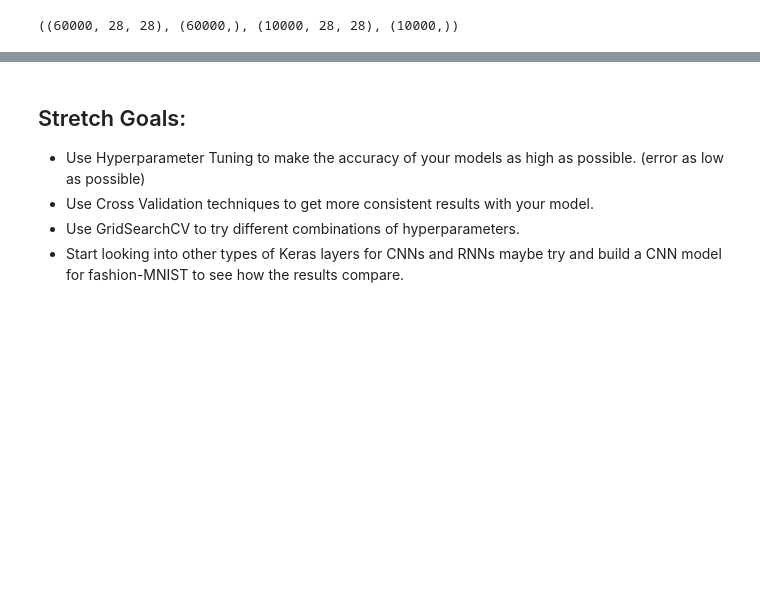
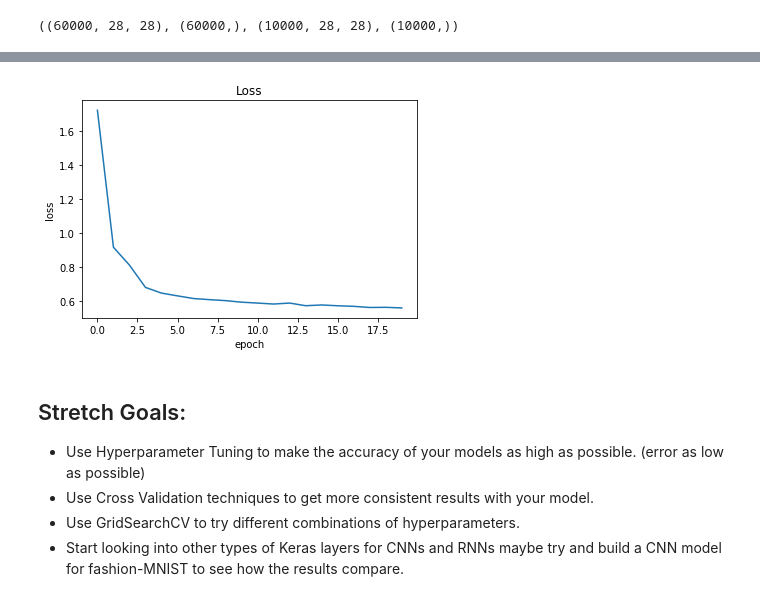
Before and after one commit to daanishrasheed/DS-Unit-4-Sprint-2-Neural-Networks, a Jupyter notebook: module3-Intro-to-Keras/LS_DS_423_Keras_Assignment.ipynb, the cells around one changed output, grey strips where cells are left out. Saved outputs shown, nothing was run; the diff lists cells and outputs as text; code cells hidden in the pictures; blank space fills up the shorter version.

```diff
--- a/module3-Intro-to-Keras/LS_DS_423_Keras_Assignment.ipynb
+++ b/module3-Intro-to-Keras/LS_DS_423_Keras_Assignment.ipynb
@@ -167,3 +167,15 @@ epochs = 20
 # %%
 y_train = keras.utils.to_categorical(y_train, num_classes)
 y_test = keras.utils.to_categorical(y_test, num_classes)
+# %%
+mnist_model = Sequential()
+
+mnist_model.add(Dense(16, input_dim=784, activation='relu', name='h1'))
+mnist_model.add(Dense(16, activation='relu', name='h2'))
+mnist_model.add(Dense(16, activation='relu', name='h3'))
+mnist_model.add(Dense(16, activation='relu', name='h4'))
+mnist_model.add(Dense(num_classes,activation='softmax', name='out'))
+# %%
+mnist_model.compile(loss='categorical_crossentropy',
+                    optimizer='adam',
+                    metrics=['accuracy'])
@@ -169,0 +203,3 @@ y_test = keras.utils.to_categorical(y_test, num_classes)
+# %%
+fit = mnist_model.fit(X_train, y_train, batch_size=batch_size, epochs=epochs, verbose=False)
+scores = mnist_model.evaluate(X_test, y_test)
@@ -170,3 +208,12 @@ y_test = keras.utils.to_categorical(y_test, num_classes)
+# %%
+plt.plot(fit.history['loss'])
+# plt.plot(fit.history['val_loss'])
+plt.title("Loss")
+plt.xlabel("epoch")
+plt.ylabel('loss')
+plt.show()
+# %% [output]
+[figure, added]
 # %% [markdown]
 ## Stretch Goals:
 
```
Also changed, not shown: parts of 2 cells of this notebook.
